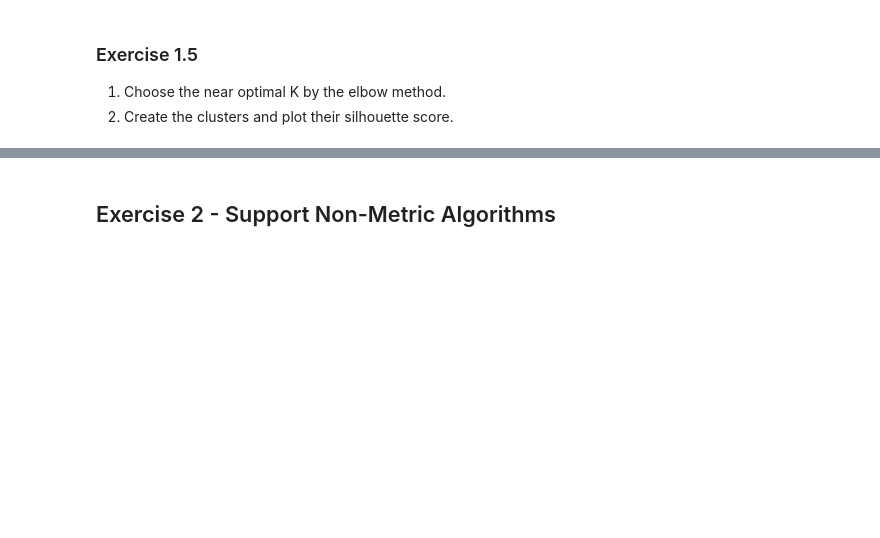
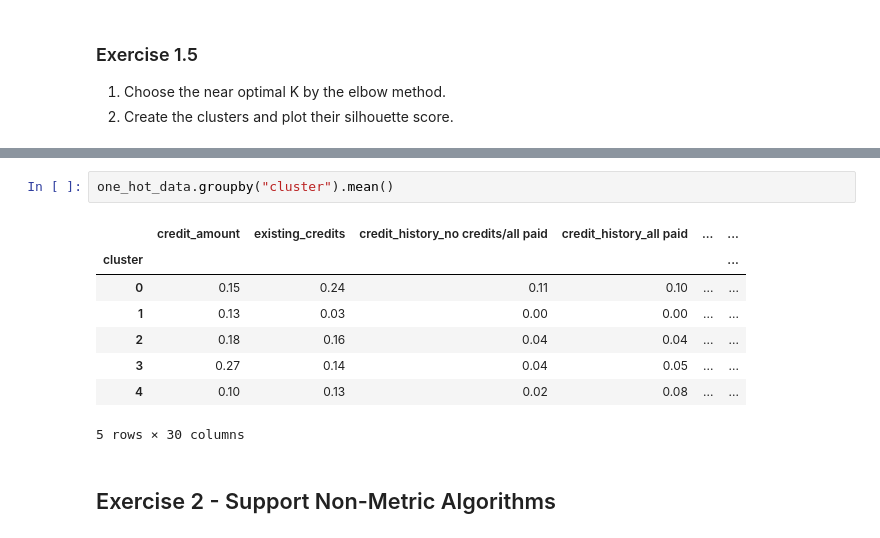
Before and after one commit to OrPerets/ml-for-business-analytics, a Jupyter notebook: practices/Practice 1 - Feature Encoding.ipynb, the cells around one changed output, grey strips where cells are left out. Saved outputs shown, nothing was run; the diff lists cells and outputs as text; blank space fills up the shorter version.

```diff
--- a/practices/Practice 1 - Feature Encoding.ipynb
+++ b/practices/Practice 1 - Feature Encoding.ipynb
@@ -219,3 +245,14 @@ def get_kmeans_accuracy(data, top_k):
+# %%
+one_hot_data.groupby("cluster").mean()
+# %% [output]
+|  | credit_amount | existing_credits | credit_history_no credits/all paid | credit_history_all paid | ... | ... |
+| cluster |  |  |  |  |  | ... |
+| 0 | 0.15 | 0.24 | 0.11 | 0.10 | ... | ... |
+| 1 | 0.13 | 0.03 | 0.00 | 0.00 | ... | ... |
+| 2 | 0.18 | 0.16 | 0.04 | 0.04 | ... | ... |
+| 3 | 0.27 | 0.14 | 0.04 | 0.05 | ... | ... |
+| 4 | 0.10 | 0.13 | 0.02 | 0.08 | ... | ... |
+5 rows × 30 columns
 # %% [markdown]
 ## Exercise 2 - Support Non-Metric Algorithms
 # %% [markdown]
```
Also changed, not shown: parts of 5 cells of this notebook, 4 other files.
